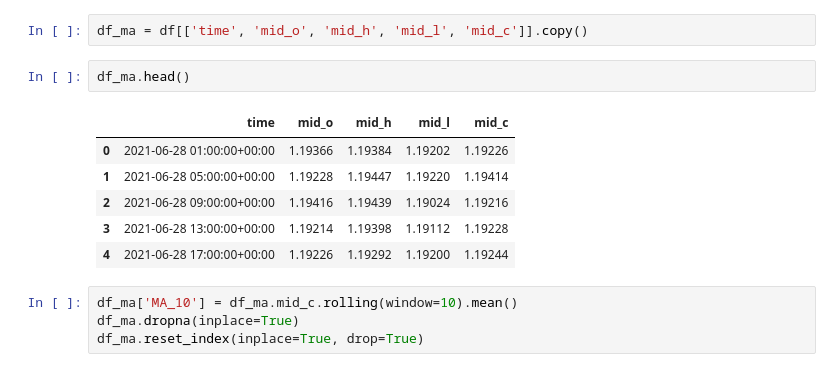
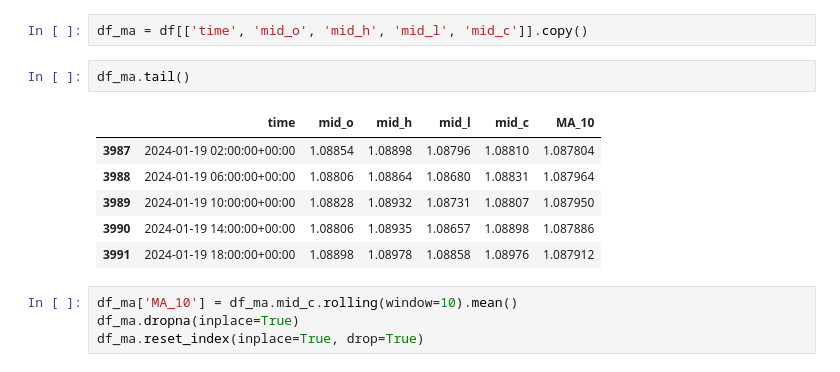
Before and after one commit to ds301056/Trader, a Jupyter notebook: Code/exploration/plt_test(copy).ipynb, the cells around one changed output. Saved outputs shown, nothing was run; the diff lists cells and outputs as text.

```diff
--- a/Code/exploration/plt_test(copy).ipynb
+++ b/Code/exploration/plt_test(copy).ipynb
@@ -16,14 +24,14 @@ Index(['time', 'volume', 'mid_o', 'mid_h', 'mid_l', 'mid_c', 'bid_o', 'bid_h',
 # %%
 df_ma = df[['time', 'mid_o', 'mid_h', 'mid_l', 'mid_c']].copy()
 # %%
-df_ma.head()
+df_ma.tail()
 # %% [output]
-|  | time | mid_o | mid_h | mid_l | mid_c |
-| 0 | 2021-06-28 01:00:00+00:00 | 1.19366 | 1.19384 | 1.19202 | 1.19226 |
-| 1 | 2021-06-28 05:00:00+00:00 | 1.19228 | 1.19447 | 1.19220 | 1.19414 |
-| 2 | 2021-06-28 09:00:00+00:00 | 1.19416 | 1.19439 | 1.19024 | 1.19216 |
-| 3 | 2021-06-28 13:00:00+00:00 | 1.19214 | 1.19398 | 1.19112 | 1.19228 |
-| 4 | 2021-06-28 17:00:00+00:00 | 1.19226 | 1.19292 | 1.19200 | 1.19244 |
+|  | time | mid_o | mid_h | mid_l | mid_c | MA_10 |
+| 3987 | 2024-01-19 02:00:00+00:00 | 1.08854 | 1.08898 | 1.08796 | 1.08810 | 1.087804 |
+| 3988 | 2024-01-19 06:00:00+00:00 | 1.08806 | 1.08864 | 1.08680 | 1.08831 | 1.087964 |
+| 3989 | 2024-01-19 10:00:00+00:00 | 1.08828 | 1.08932 | 1.08731 | 1.08807 | 1.087950 |
+| 3990 | 2024-01-19 14:00:00+00:00 | 1.08806 | 1.08935 | 1.08657 | 1.08898 | 1.087886 |
+| 3991 | 2024-01-19 18:00:00+00:00 | 1.08898 | 1.08978 | 1.08858 | 1.08976 | 1.087912 |
 # %%
 df_ma['MA_10'] = df_ma.mid_c.rolling(window=10).mean()
 df_ma.dropna(inplace=True)
```
Also changed, not shown: parts of 2 cells of this notebook, 1 other file.
